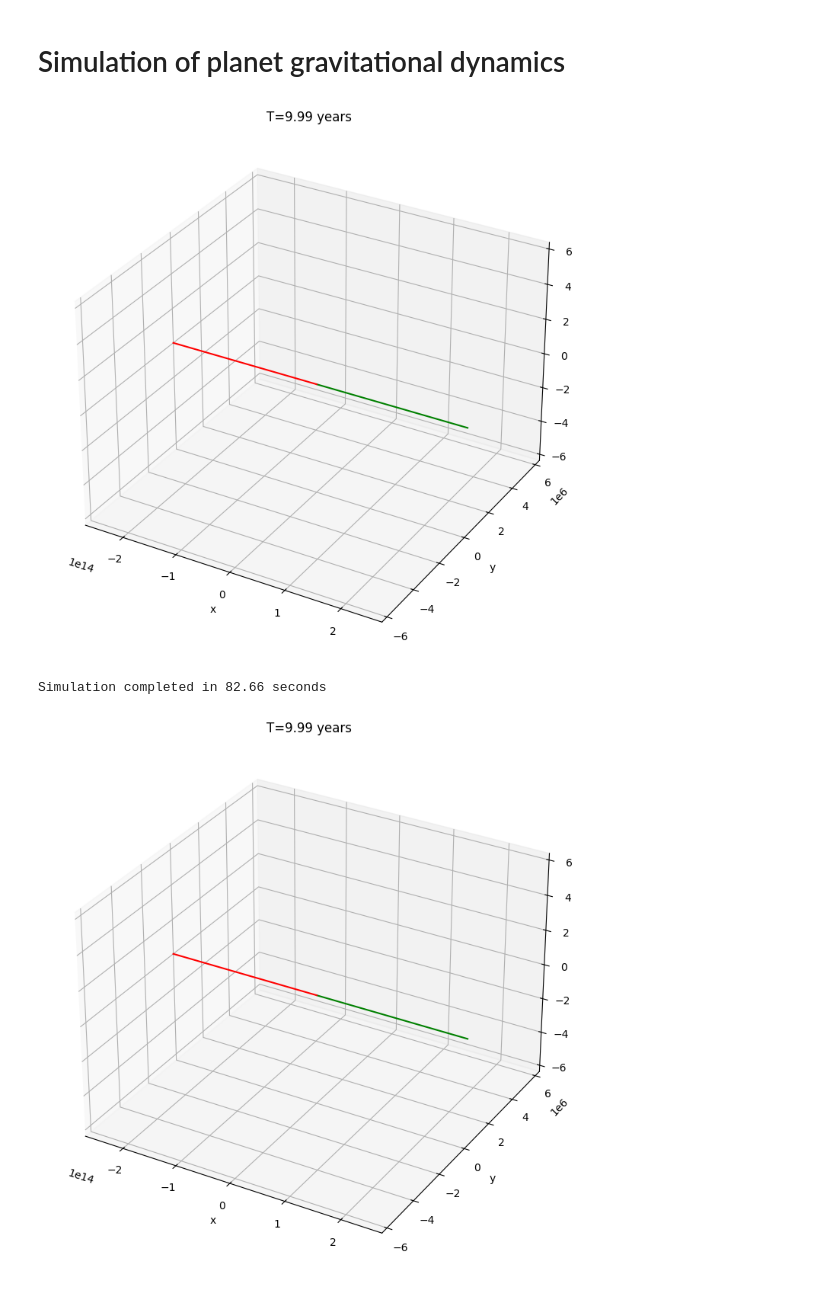
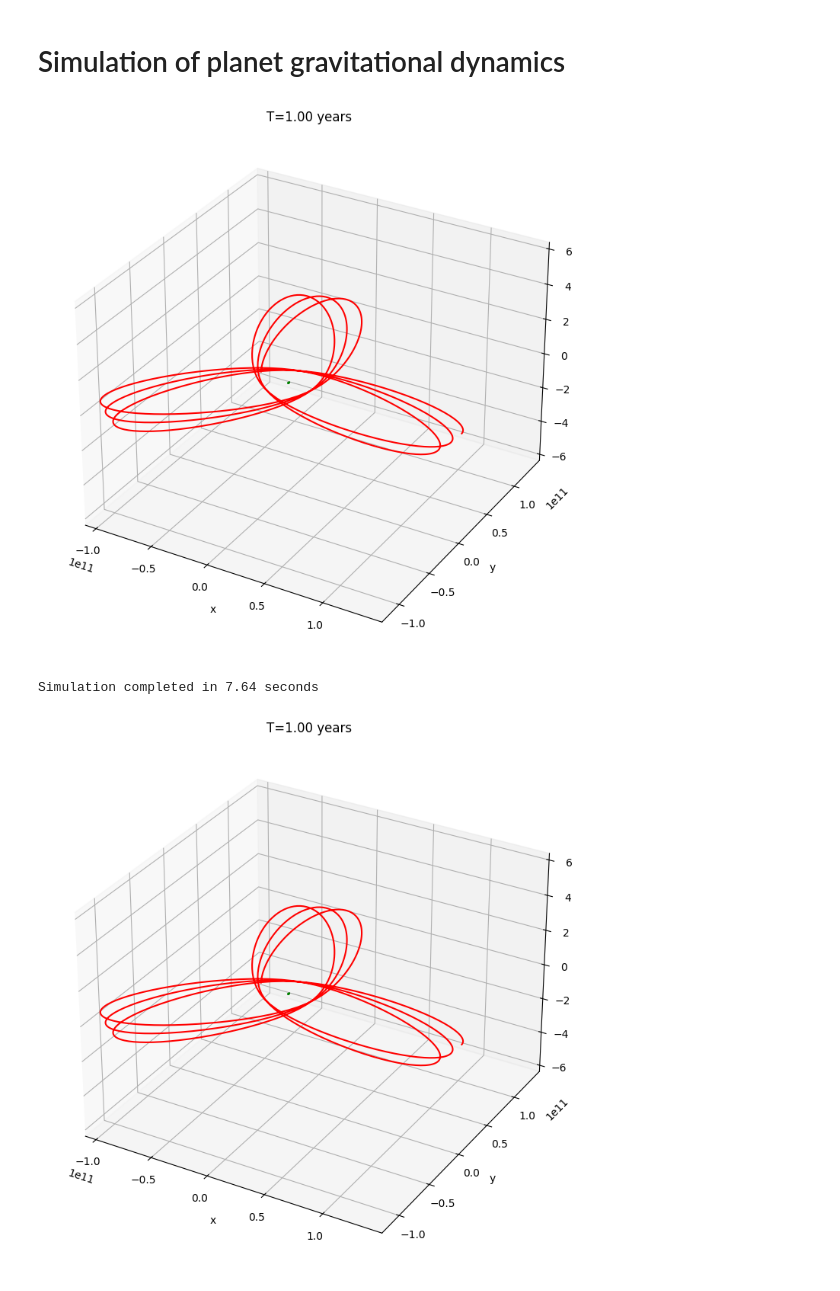
Before and after one commit to JordiBusquets/Planet-dynamics, a Jupyter notebook: scripts/Planets.ipynb, the cells around one changed output. Saved outputs shown, nothing was run; the diff lists cells and outputs as text; code cells hidden in the pictures.

```diff
--- a/scripts/Planets.ipynb
+++ b/scripts/Planets.ipynb
@@ -6,32 +6,32 @@ warnings.filterwarnings('ignore')
 # %%
 import sys
 sys.path.insert(0, '/Users/jordi/Documents/jordi/Programming/github_dev/Planet-dynamics')
 
 import matplotlib.pyplot as plt
 plt.rcParams['figure.figsize'] = [18, 12]
 import timeit
 
 # Import from src modules
 from src.constants import M_earth, R_earth, M_sun, R_sun, D_earth_sun, D_earth_moon, V_earth, G
 from src.models.planet import Planet, static_sun, random_sun, real_earth, random_earth
 from src.main import planet_dynamics
 from src.visualization.plots import colors
 
 # Run the simulation using the main.py planet_dynamics function
 time_horizon = 1.0  # in years
 time_delta = 0.5  # in days
 
 
-#planets = [static_sun("1"), real_earth("2")]
+planets = [static_sun("1"), real_earth("2")]
 #planets = [random_sun("1"), random_sun("2"), random_earth("3"), random_earth("4")]
-planets = [Planet("1", mass=M_earth, x=0.0), Planet("2", mass=M_earth, x=1000000.0)]
+#planets = [Planet("1", mass=M_earth, x=0.0), Planet("2", mass=M_earth, y=1000000.0)]
 
 # Run simulation with plotting enabled
 start = timeit.default_timer()
-x, y, z = planet_dynamics(planets=planets, time_horizon=time_horizon, time_step=time_delta, make_plot=True)
+planet_dynamics(planets=planets, time_horizon=time_horizon, time_step=time_delta, make_plot=True)
 stop = timeit.default_timer()
 print(f"Simulation completed in {stop - start:.2f} seconds")
 # %% [output]
-[figure, old version]
+[figure, new version]
-Simulation completed in 82.66 seconds
+Simulation completed in 7.64 seconds
-[figure, old version]
+[figure, new version]
```
Also changed, not shown: 1 other file.
